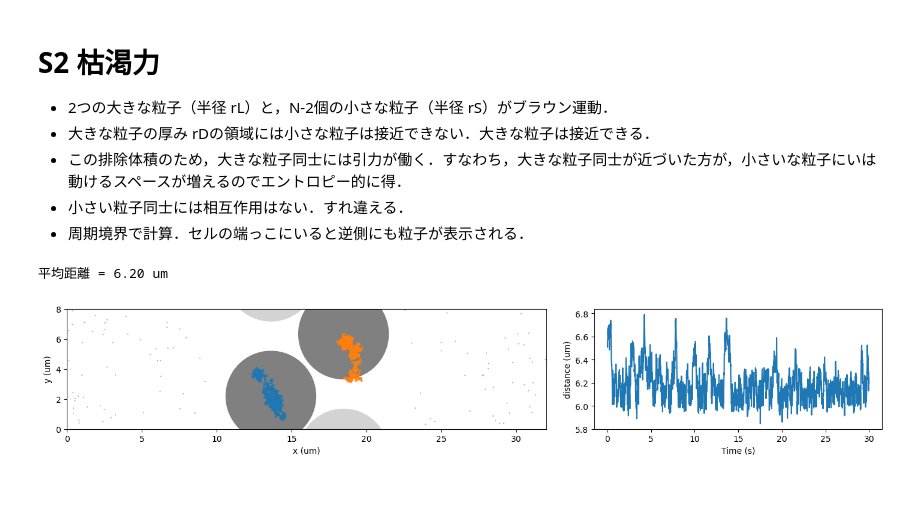
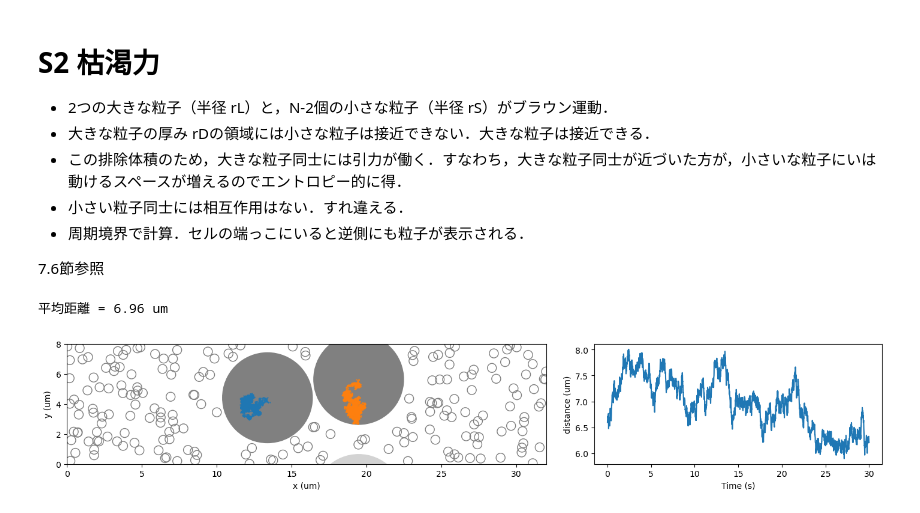
Before and after one commit to stoyabe/biophys, a Jupyter notebook: S_structure.ipynb, the cells around one changed output. Drawn from its saved outputs; the diff is of its cells as text; code cells hidden in the pictures.

```diff
--- a/S_structure.ipynb
+++ b/S_structure.ipynb
@@ -83,15 +83,17 @@ plt.show()
 - この排除体積のため，大きな粒子同士には引力が働く．すなわち，大きな粒子同士が近づいた方が，小さいな粒子にいは動けるスペースが増えるのでエントロピー的に得．
 - 小さい粒子同士には相互作用はない．すれ違える．
 - 周期境界で計算．セルの端っこにいると逆側にも粒子が表示される．
+
+7.6節参照
 # %%
 import numpy as np # 計算用ライブラリ
 import matplotlib.pyplot as plt  # プロット用ライブラリ
 
 kBT = 4.14E-21  # (J = kg m^2 / s^2)
 
-N = 100 # 粒子数（大きい粒子を含むので，最低 2）．多すぎると初期配置ができず無限ループに陥るので注意．
+N = 200 # 粒子数（大きい粒子を含むので，最低 2）．多すぎると初期配置ができず無限ループに陥るので注意．
 Lx, Ly = 32E-6, 8E-6 # 容器サイズ (um)
-rL, rS = 3E-6, 0.01E-6 # 大きい粒子と小さい粒子の半径
+rL, rS = 3E-6, 0.3E-6 # 大きい粒子と小さい粒子の半径
 a =1E-9
 f0 = 1E-8
 gamma0 = 1E-8 # 半径0.5umの時の摩擦係数 (kg/s)
@@ -168,32 +170,32 @@ fig = plt.figure(figsize=(16,2), dpi=100.0)
 
 ax1 = fig.add_axes([0, 0,0.5 , 1], xlabel = 'x (um)', ylabel = 'y (um)')
 
 ax1.set_xlim(0, Lx*1E6)
 ax1.set_ylim(0, Ly*1E6)
 
 # 円のプロット．軸と大きさを合わせるため，Circleを用いている．また，はみだした分も表示するため，大きな粒子については ずらした場所にもプロットする．
 lx = [Lx, -Lx, 0, 0, Lx, Lx, -Lx, -Lx]
 ly = [0, 0, Ly, -Ly, Ly, -Ly, -Ly, Ly]
 
 for i in range(N):
     ax1.add_artist(plt.Circle((x[i]*1E6, y[i]*1E6), r[i]*1E6, color = 'gray', fill = (i < 2)))
     if i<2:
         for llx, lly in zip(lx, ly):
             ax1.add_artist(plt.Circle(((x[i]+llx)*1E6, (y[i]+lly)*1E6), r[i]*1E6, color = 'lightgray', fill = (i < 2)))
         ax1.plot(sx[:, i]*1E6, sy[:, i]*1E6, '.', markersize = 1)
 
 # 大きい粒子間の距離の時系列
 ax2 = fig.add_axes([0.55, 0, 0.3, 1], xlabel = 'Time (s)', ylabel = 'distance (um)')
 
 dx = (sx[:,0]-sx[:,1]+Lx/2)%Lx-Lx/2
 dy = (sy[:,0]-sy[:,1]+Ly/2)%Ly-Ly/2
 d = np.sqrt(dx*dx+dy*dy)
 t = np.linspace(0, T, len(d))
 
 print("平均距離 = {:.2f} um".format(np.mean(d*1E6)))
 
 ax2.plot(t, d*1E6)
 plt.show()
 # %% [output]
-平均距離 = 6.20 um
+平均距離 = 6.96 um
-[figure, old version]
+[figure, new version]
```
Also changed, not shown: parts of 2 cells of this notebook, 5 other files.
